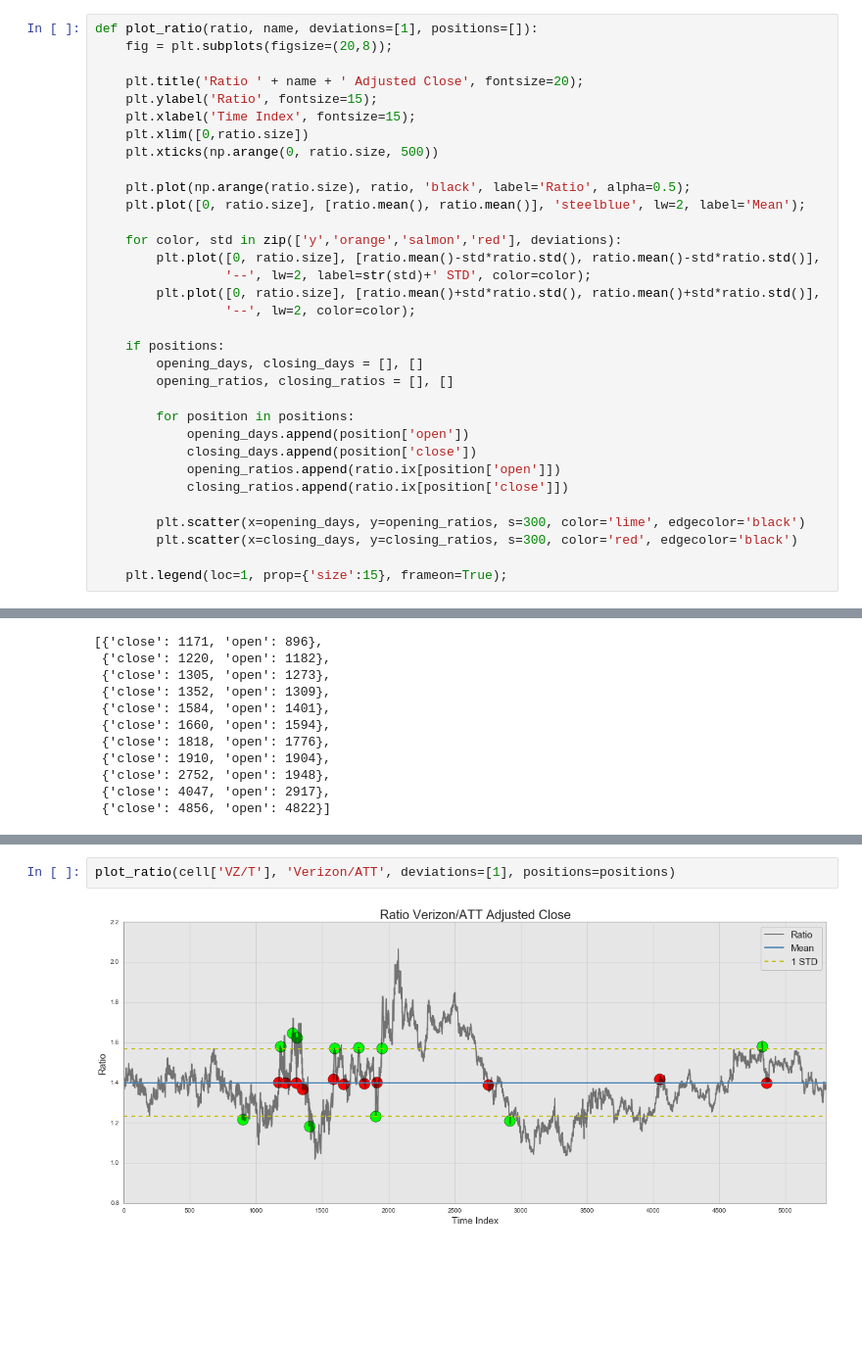
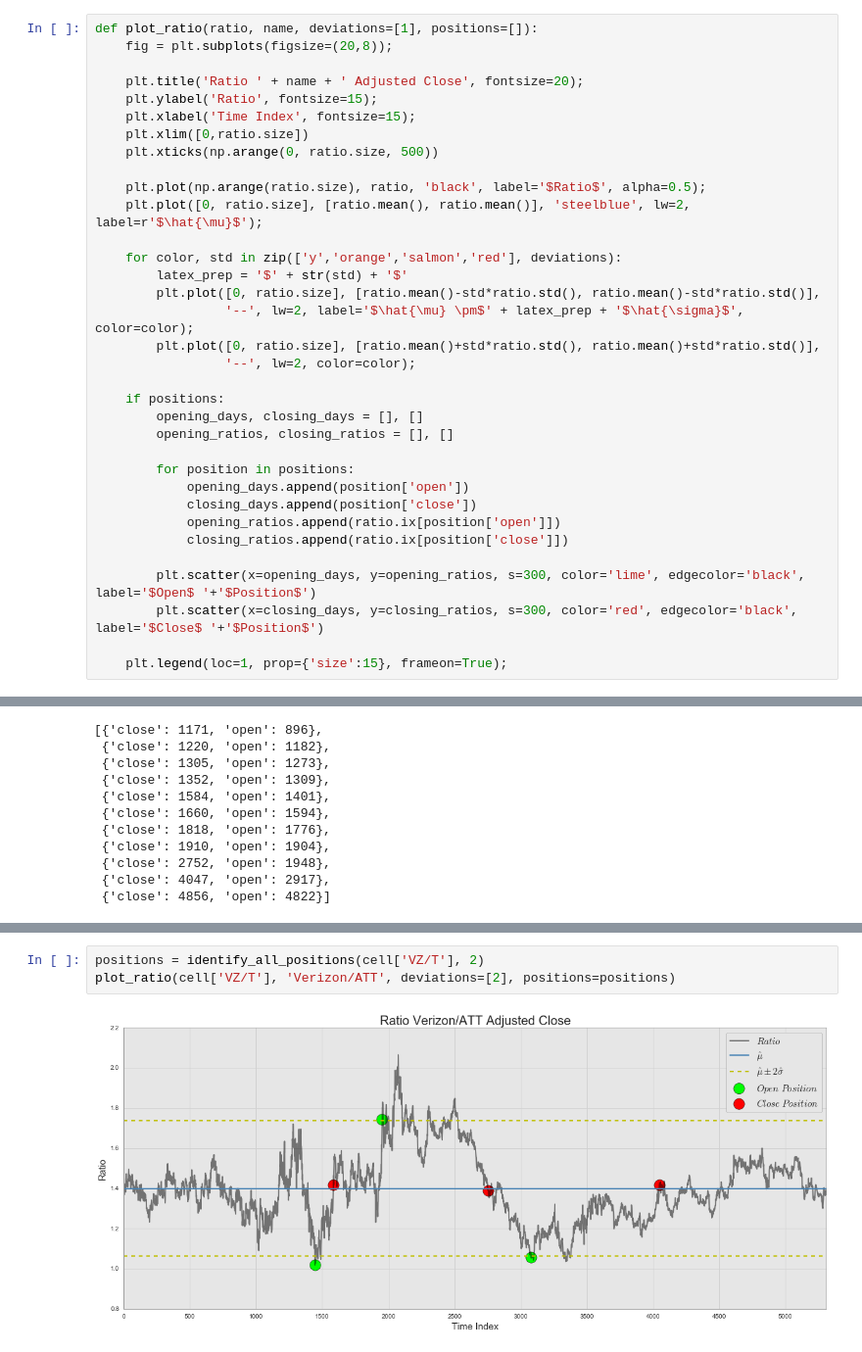
Before and after one commit to bbahmany/quant-finance, a Jupyter notebook: pairs-trading.ipynb, the cells around one changed output, grey strips where cells are left out. Shown: that part at 98% size. Cells and saved outputs as stored; diff of their text form; blank space fills up the shorter version.

```diff
--- a/pairs-trading.ipynb
+++ b/pairs-trading.ipynb
@@ -107,12 +107,13 @@ def plot_ratio(ratio, name, deviations=[1], positions=[]):
     plt.xlim([0,ratio.size])
     plt.xticks(np.arange(0, ratio.size, 500))
 
-    plt.plot(np.arange(ratio.size), ratio, 'black', label='Ratio', alpha=0.5);
-    plt.plot([0, ratio.size], [ratio.mean(), ratio.mean()], 'steelblue', lw=2, label='Mean');
+    plt.plot(np.arange(ratio.size), ratio, 'black', label='$Ratio$', alpha=0.5);
+    plt.plot([0, ratio.size], [ratio.mean(), ratio.mean()], 'steelblue', lw=2, label=r'$\hat{\mu}$');
 
     for color, std in zip(['y','orange','salmon','red'], deviations):
+        latex_prep = '$' + str(std) + '$'
         plt.plot([0, ratio.size], [ratio.mean()-std*ratio.std(), ratio.mean()-std*ratio.std()],
-                 '--', lw=2, label=str(std)+' STD', color=color);
+                 '--', lw=2, label='$\hat{\mu} \pm$' + latex_prep + '$\hat{\sigma}$', color=color);
         plt.plot([0, ratio.size], [ratio.mean()+std*ratio.std(), ratio.mean()+std*ratio.std()],
                  '--', lw=2, color=color);
 
@@ -126,8 +127,8 @@ def plot_ratio(ratio, name, deviations=[1], positions=[]):
             opening_ratios.append(ratio.ix[position['open']])
             closing_ratios.append(ratio.ix[position['close']])
 
-        plt.scatter(x=opening_days, y=opening_ratios, s=300, color='lime', edgecolor='black')
-        plt.scatter(x=closing_days, y=closing_ratios, s=300, color='red', edgecolor='black')
+        plt.scatter(x=opening_days, y=opening_ratios, s=300, color='lime', edgecolor='black', label='$Open$ '+'$Position$')
+        plt.scatter(x=closing_days, y=closing_ratios, s=300, color='red', edgecolor='black', label='$Close$ '+'$Position$')
 
     plt.legend(loc=1, prop={'size':15}, frameon=True);
 # %%
@@ -222,4 +226,5 @@ positions = identify_all_positions(cell['VZ/T'], 1)
 # %%
-plot_ratio(cell['VZ/T'], 'Verizon/ATT', deviations=[1], positions=positions)
+positions = identify_all_positions(cell['VZ/T'], 2)
+plot_ratio(cell['VZ/T'], 'Verizon/ATT', deviations=[2], positions=positions)
 # %% [output]
-[figure, old version]
+[figure, new version]
```
Also changed, not shown: parts of 3 cells of this notebook.
